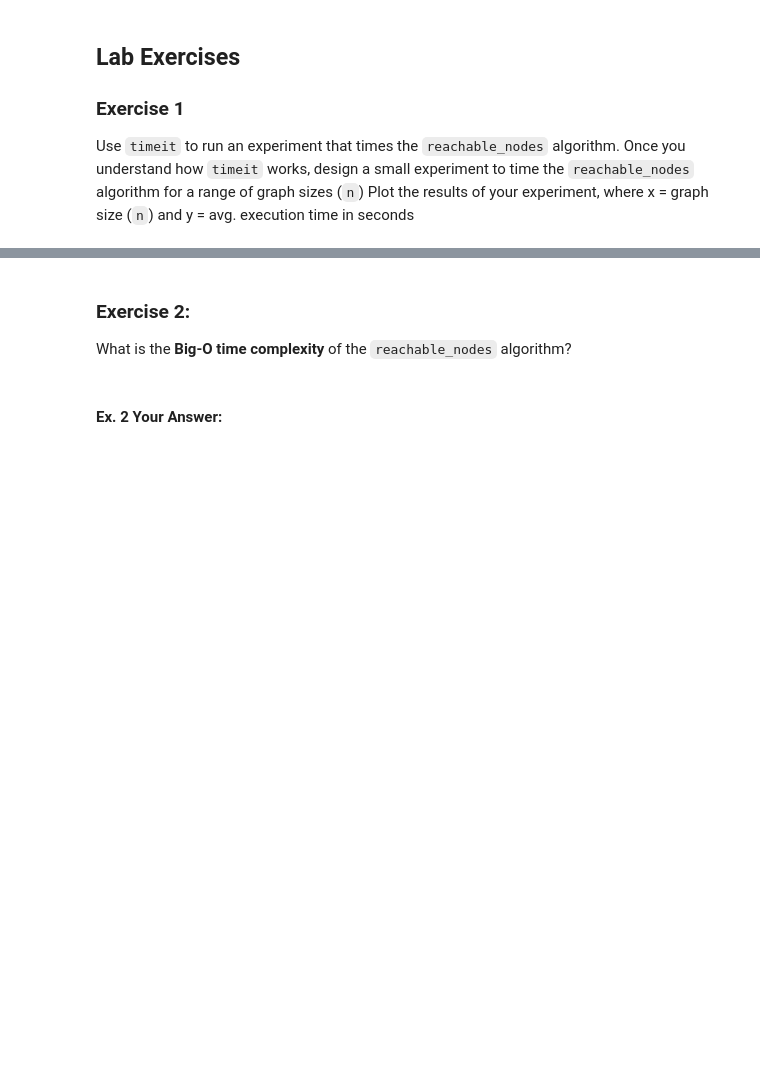
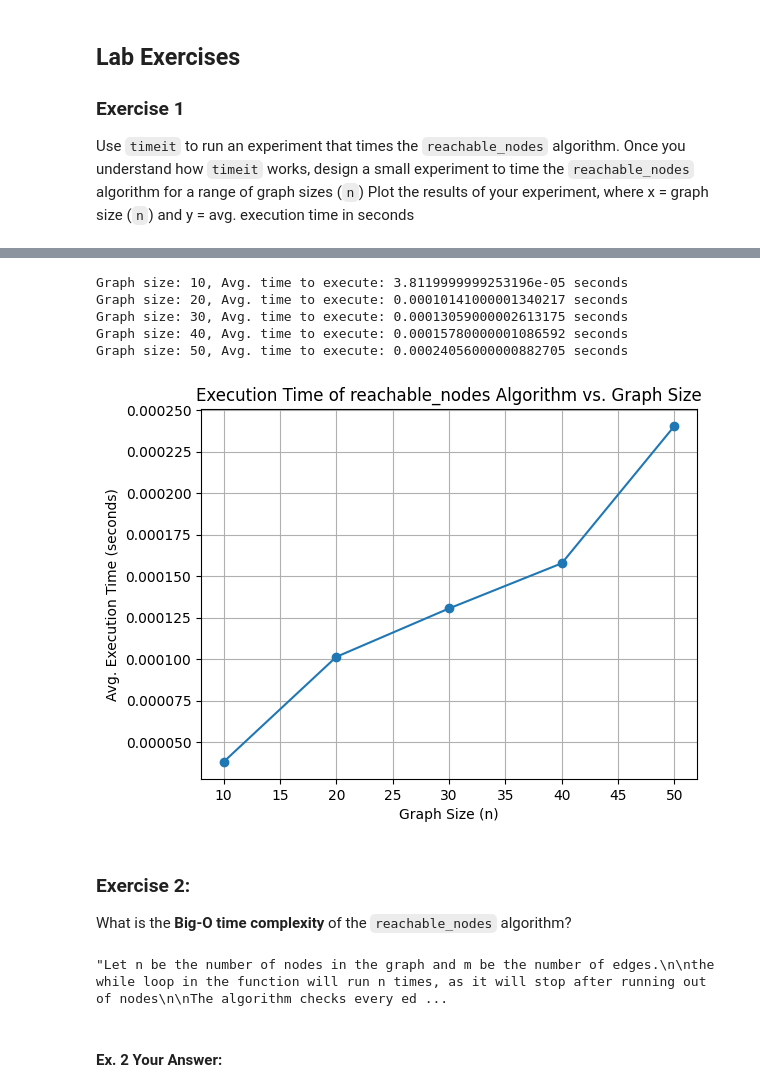
Before and after one commit to jaymhaiskar/cap-comp215, a Jupyter notebook: Copy_of_lab04_graphs.ipynb, the cells around one changed output, grey strips where cells are left out. Drawn from its saved outputs; the diff is of its cells as text; code cells hidden in the pictures; blank space fills up the shorter version.

```diff
--- a/Copy_of_lab04_graphs.ipynb
+++ b/Copy_of_lab04_graphs.ipynb
@@ -129,30 +129,49 @@ f'Avg. time to execute: {seconds} seconds'
 # %%
-# Ex. 1 your code here...
+# I used ChatGPT to build the skeleton of this function
 
 def measure_execution_time(N, p, source_node):
     g = make_random_graph(N, p)
-    seconds = timeit.timeit(lambda: reachable_nodes(g, source_node), number=3)
-    return seconds / 3  # Taking average execution time over 3 runs
+    seconds = timeit(lambda: reachable_nodes(g, source_node), number=3) #took from your code above
+    return seconds
 
-# Main experiment
-graph_sizes = [10, 20, 30, 40, 50]  # Graph sizes (n)
-avg_execution_times = []  # To store average execution times
+graph_sizes = [10, 20, 30, 40, 50]
+avg_execution_times = []
 
 for size in graph_sizes:
     avg_time = measure_execution_time(size, 0.5, 0)  # Sample p=0.5, source node=0
     avg_execution_times.append(avg_time)
     print(f"Graph size: {size}, Avg. time to execute: {avg_time} seconds")
 
-# Plot the results
+
 plt.plot(graph_sizes, avg_execution_times, marker='o')
 plt.xlabel('Graph Size (n)')
 plt.ylabel('Avg. Execution Time (seconds)')
 plt.title('Execution Time of reachable_nodes Algorithm vs. Graph Size')
 plt.grid(True)
 plt.show()
+# %% [output]
+Graph size: 10, Avg. time to execute: 3.8119999999253196e-05 seconds
+Graph size: 20, Avg. time to execute: 0.00010141000001340217 seconds
+Graph size: 30, Avg. time to execute: 0.00013059000002613175 seconds
+Graph size: 40, Avg. time to execute: 0.00015780000001086592 seconds
+Graph size: 50, Avg. time to execute: 0.00024056000000882705 seconds
+[figure, added]
 # %% [markdown]
 ### Exercise 2:
 What is the **Big-O time complexity** of the `reachable_nodes` algorithm?
+# %%
+"""Let n be the number of nodes in the graph and m be the number of edges.
+
+the while loop in the function will run n times, as it will stop after running out of nodes
+
+The algorithm checks every edge, to check if it's neighbours are connected. so O(m).
+
+The time complexity is O(n+m) as these are the two things the codes checks, so the time required for the
+code to run depends on the amount of nodes AND edges
+
+"""
+# %% [output]
+"Let n be the number of nodes in the graph and m be the number of edges.\n\nthe while loop in the function will run n times, as it will stop after running out of nodes\n\nThe algorithm checks every ed ...
 # %% [markdown]
 #### Ex. 2 Your Answer:
 # %% [markdown]
```
Also changed, not shown: parts of 6 cells of this notebook.
